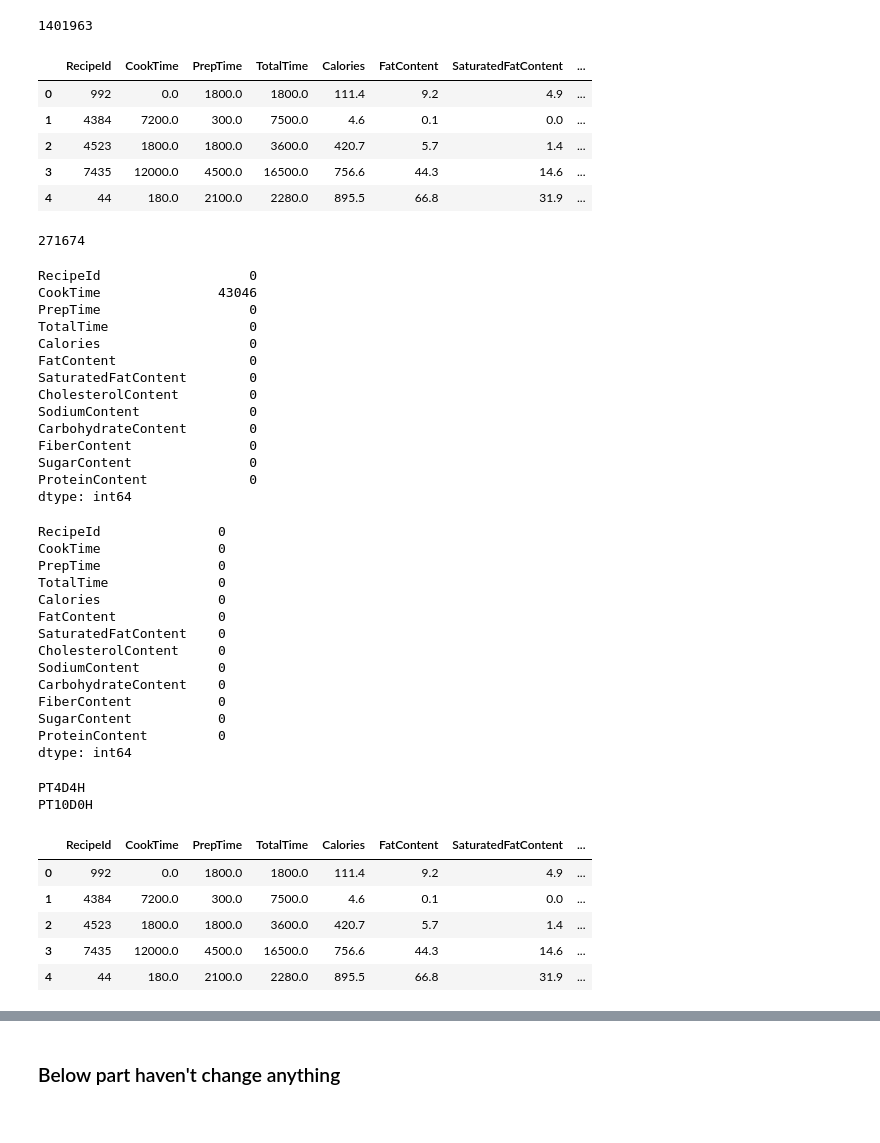
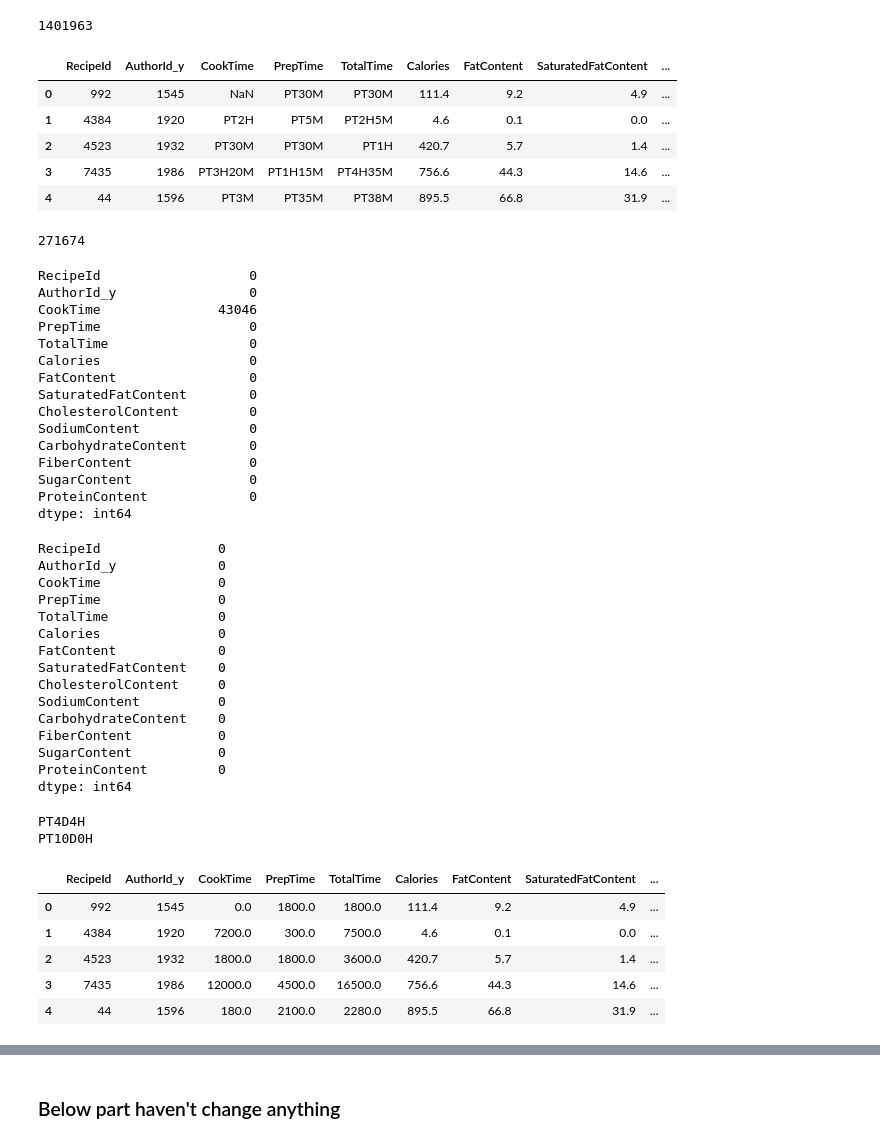
Before and after one commit to szheng3/540-recommendation, a Jupyter notebook: notebooks/recommendation.ipynb, the cells around one changed output, grey strips where cells are left out. Drawn from its saved outputs; the diff is of its cells as text; code cells hidden in the pictures.

```diff
--- a/notebooks/recommendation.ipynb
+++ b/notebooks/recommendation.ipynb
@@ -104,26 +104,26 @@ len(data)
 1401963
 # %%
 # select all relevant columns from original merged dataframe
-features = ['RecipeId', 'CookTime', 'PrepTime', 'TotalTime',
-            'Calories', 'FatContent', 'SaturatedFatContent', 'CholesterolContent', 'SodiumContent',
-            'CarbohydrateContent', 'FiberContent', 'SugarContent', 'ProteinContent',
-            ]
-df = data
+features = ['RecipeId', 'AuthorId_y',
+            'CookTime', 'PrepTime', 'TotalTime',
+            'Calories', 'FatContent', 'SaturatedFatContent', 'CholesterolContent', 'SodiumContent', 'CarbohydrateContent', 'FiberContent', 'SugarContent', 'ProteinContent',
+           ]
+df = data[features]
 # remove duplicates
 df = df[~df.duplicated()]
 
 # reset the index and drop the original index column
 df = df.reset_index(drop=True)
 
 # print the updated dataframe
 df.head()
 # %% [output]
-|  | RecipeId | CookTime | PrepTime | TotalTime | Calories | FatContent | SaturatedFatContent | ... |
-| 0 | 992 | 0.0 | 1800.0 | 1800.0 | 111.4 | 9.2 | 4.9 | ... |
-| 1 | 4384 | 7200.0 | 300.0 | 7500.0 | 4.6 | 0.1 | 0.0 | ... |
-| 2 | 4523 | 1800.0 | 1800.0 | 3600.0 | 420.7 | 5.7 | 1.4 | ... |
-| 3 | 7435 | 12000.0 | 4500.0 | 16500.0 | 756.6 | 44.3 | 14.6 | ... |
-| 4 | 44 | 180.0 | 2100.0 | 2280.0 | 895.5 | 66.8 | 31.9 | ... |
+|  | RecipeId | AuthorId_y | CookTime | PrepTime | TotalTime | Calories | FatContent | SaturatedFatContent | ... |
+| 0 | 992 | 1545 | NaN | PT30M | PT30M | 111.4 | 9.2 | 4.9 | ... |
+| 1 | 4384 | 1920 | PT2H | PT5M | PT2H5M | 4.6 | 0.1 | 0.0 | ... |
+| 2 | 4523 | 1932 | PT30M | PT30M | PT1H | 420.7 | 5.7 | 1.4 | ... |
+| 3 | 7435 | 1986 | PT3H20M | PT1H15M | PT4H35M | 756.6 | 44.3 | 14.6 | ... |
+| 4 | 44 | 1596 | PT3M | PT35M | PT38M | 895.5 | 66.8 | 31.9 | ... |
 # %%
 # number of rows of final dataframe
 len(df)
@@ -133,6 +133,7 @@ len(df)
 df.isna().sum()
 # %% [output]
 RecipeId                   0
+AuthorId_y                 0
 CookTime               43046
 PrepTime                   0
 TotalTime                  0
@@ -152,6 +153,7 @@ df['CookTime'].fillna('PT0S', inplace=True)
 df.isna().sum()
 # %% [output]
 RecipeId               0
+AuthorId_y             0
 CookTime               0
 PrepTime               0
 TotalTime              0
@@ -192,12 +194,12 @@ df['TotalTime'] = df['TotalTime'].apply(lambda x: pd.to_timedelta(convert(x)).to
 # print first 5 rows of finalized df for k-means clustering
 df.head()
 # %% [output]
-|  | RecipeId | CookTime | PrepTime | TotalTime | Calories | FatContent | SaturatedFatContent | ... |
-| 0 | 992 | 0.0 | 1800.0 | 1800.0 | 111.4 | 9.2 | 4.9 | ... |
-| 1 | 4384 | 7200.0 | 300.0 | 7500.0 | 4.6 | 0.1 | 0.0 | ... |
-| 2 | 4523 | 1800.0 | 1800.0 | 3600.0 | 420.7 | 5.7 | 1.4 | ... |
-| 3 | 7435 | 12000.0 | 4500.0 | 16500.0 | 756.6 | 44.3 | 14.6 | ... |
-| 4 | 44 | 180.0 | 2100.0 | 2280.0 | 895.5 | 66.8 | 31.9 | ... |
+|  | RecipeId | AuthorId_y | CookTime | PrepTime | TotalTime | Calories | FatContent | SaturatedFatContent | ... |
+| 0 | 992 | 1545 | 0.0 | 1800.0 | 1800.0 | 111.4 | 9.2 | 4.9 | ... |
+| 1 | 4384 | 1920 | 7200.0 | 300.0 | 7500.0 | 4.6 | 0.1 | 0.0 | ... |
+| 2 | 4523 | 1932 | 1800.0 | 1800.0 | 3600.0 | 420.7 | 5.7 | 1.4 | ... |
+| 3 | 7435 | 1986 | 12000.0 | 4500.0 | 16500.0 | 756.6 | 44.3 | 14.6 | ... |
+| 4 | 44 | 1596 | 180.0 | 2100.0 | 2280.0 | 895.5 | 66.8 | 31.9 | ... |
 # %%
 # Use k-means clustering to select ~1,000 possible alike recipes for each selected recipe for training/validation
 
```
Also changed, not shown: parts of 4 cells of this notebook, 3 other files.
